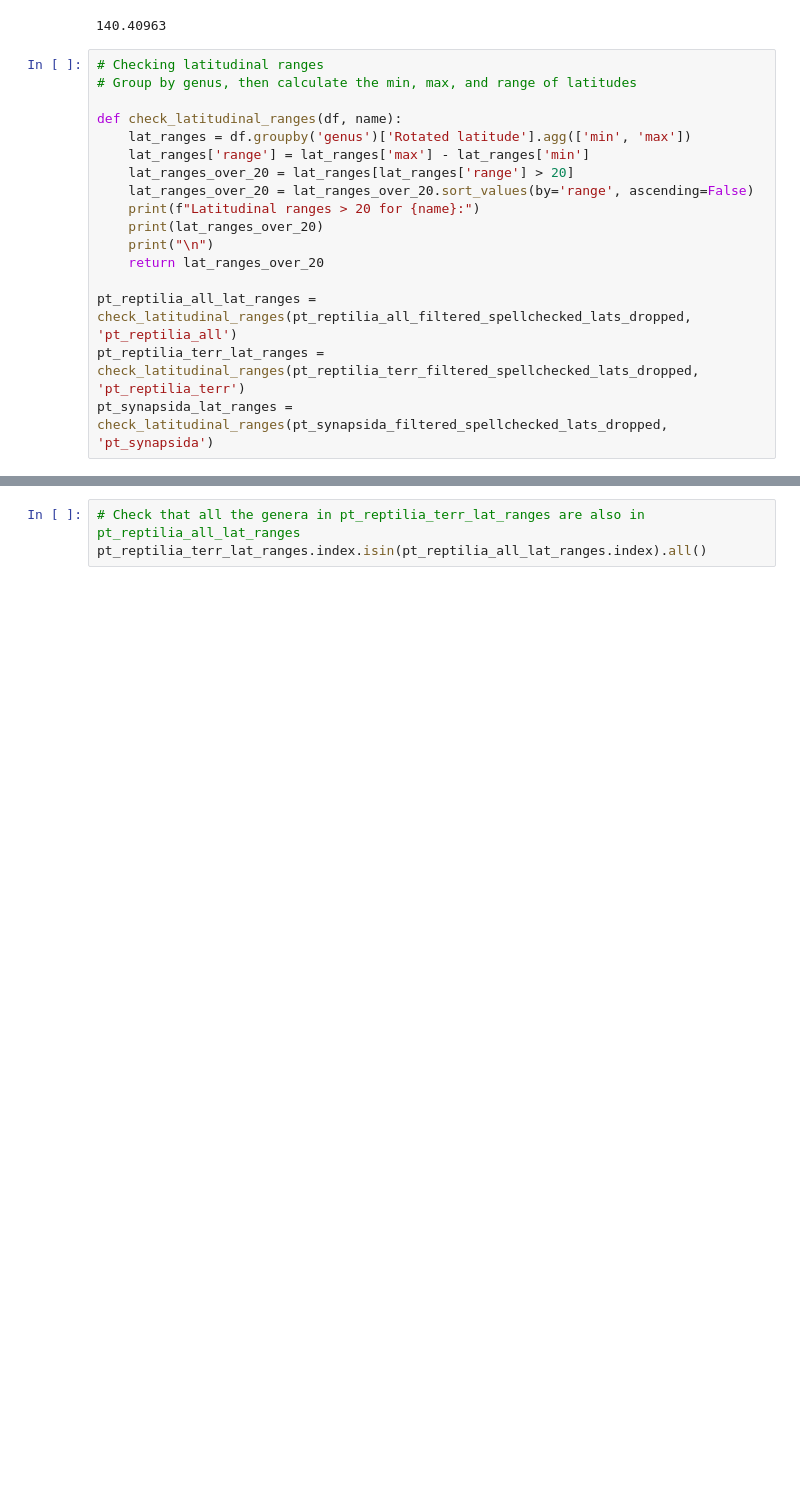
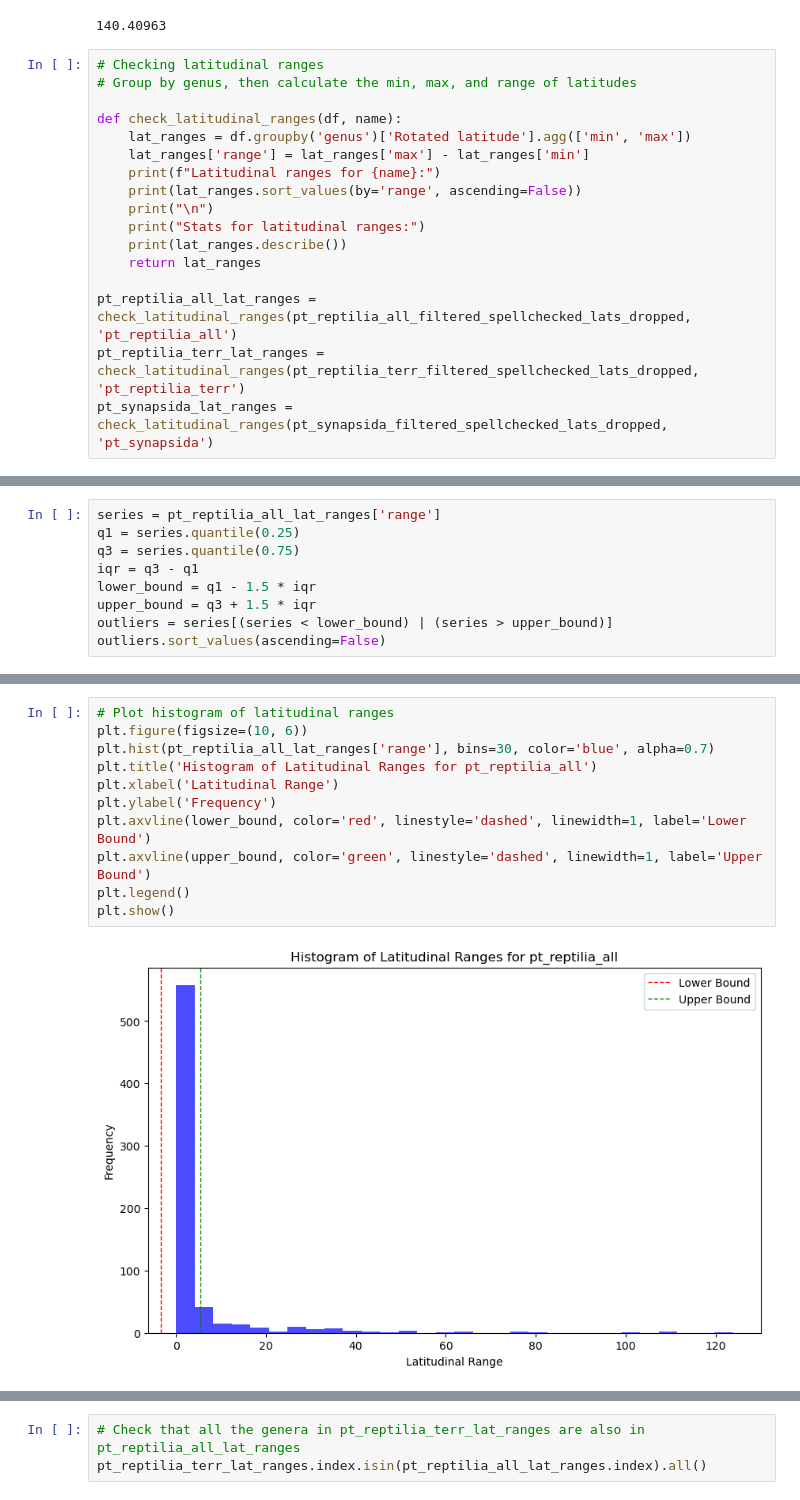
Before and after one commit to shelleylwang/pt_diversity_rates, a Jupyter notebook: updated_occurrence_analyses/data/eda.ipynb, the cells around one changed output, grey strips where cells are left out. Drawn from its saved outputs; the diff is of its cells as text; blank space fills up the shorter version.

```diff
--- a/updated_occurrence_analyses/data/eda.ipynb
+++ b/updated_occurrence_analyses/data/eda.ipynb
@@ -564,12 +584,12 @@ In all clades/datasets, "Rotated latitude" values span from a minimum of -77.584
 def check_latitudinal_ranges(df, name):
     lat_ranges = df.groupby('genus')['Rotated latitude'].agg(['min', 'max'])
     lat_ranges['range'] = lat_ranges['max'] - lat_ranges['min']
-    lat_ranges_over_20 = lat_ranges[lat_ranges['range'] > 20]
-    lat_ranges_over_20 = lat_ranges_over_20.sort_values(by='range', ascending=False)
-    print(f"Latitudinal ranges > 20 for {name}:")
-    print(lat_ranges_over_20)
+    print(f"Latitudinal ranges for {name}:")
+    print(lat_ranges.sort_values(by='range', ascending=False))
     print("\n")
-    return lat_ranges_over_20
+    print("Stats for latitudinal ranges:")
+    print(lat_ranges.describe())
+    return lat_ranges
 
 pt_reptilia_all_lat_ranges = check_latitudinal_ranges(pt_reptilia_all_filtered_spellchecked_lats_dropped, 'pt_reptilia_all')
 pt_reptilia_terr_lat_ranges = check_latitudinal_ranges(pt_reptilia_terr_filtered_spellchecked_lats_dropped, 'pt_reptilia_terr')
@@ -594,0 +637,9 @@ Dicynodontoides  -63.159480 -42.237170   20.922310
+# %%
+series = pt_reptilia_all_lat_ranges['range']
+q1 = series.quantile(0.25)
+q3 = series.quantile(0.75)
+iqr = q3 - q1
+lower_bound = q1 - 1.5 * iqr
+upper_bound = q3 + 1.5 * iqr
+outliers = series[(series < lower_bound) | (series > upper_bound)]
+outliers.sort_values(ascending=False)
@@ -594,0 +669,13 @@ Dicynodontoides  -63.159480 -42.237170   20.922310
+# %%
+# Plot histogram of latitudinal ranges
+plt.figure(figsize=(10, 6))
+plt.hist(pt_reptilia_all_lat_ranges['range'], bins=30, color='blue', alpha=0.7)
+plt.title('Histogram of Latitudinal Ranges for pt_reptilia_all')
+plt.xlabel('Latitudinal Range')
+plt.ylabel('Frequency')
+plt.axvline(lower_bound, color='red', linestyle='dashed', linewidth=1, label='Lower Bound')
+plt.axvline(upper_bound, color='green', linestyle='dashed', linewidth=1, label='Upper Bound')
+plt.legend()
+plt.show()
+# %% [output]
+[figure, added]
```
Also changed, not shown: parts of 11 cells of this notebook.
